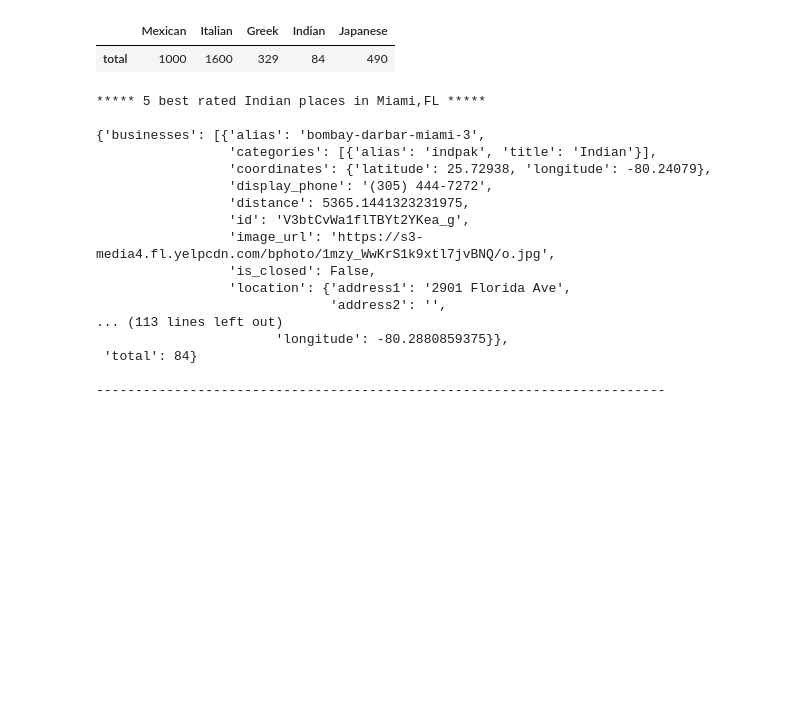
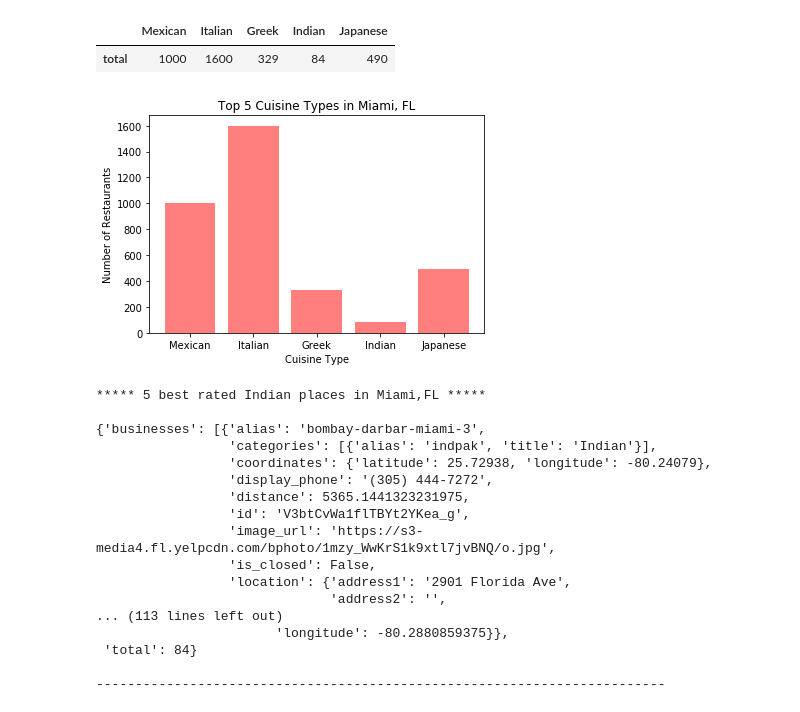
Before and after one commit to carolynew/Project-1-for-BootCamp, a Jupyter notebook: devins_folder/Take2.ipynb, the cells around one changed output. Saved outputs shown, nothing was run; the diff lists cells and outputs as text; code cells hidden in the pictures; blank space fills up the shorter version.

Commit message:
added Data Exploration file to edit

```diff
--- a/devins_folder/Take2.ipynb
+++ b/devins_folder/Take2.ipynb
@@ -125,6 +125,19 @@ miami_data
 # %% [output]
 |  | Mexican | Italian | Greek | Indian | Japanese |
 | total | 1000 | 1600 | 329 | 84 | 490 |
+# %%
+height = miami_data.values.flatten()
+x_range = range(len(miami_dict))
+plt.bar(x_range, height, color='r', alpha=0.5, align='center')
+
+plt.title("Top 5 Cuisine Types in Miami, FL")
+plt.xlabel("Cuisine Type")
+plt.ylabel("Number of Restaurants")
+plt.xticks(x_range, miami_dict.keys())
+plt.savefig('Miami Top 5')
+plt.show()
+# %% [output]
+[figure, added]
 # %%
 print('***** 5 best rated Indian places in Miami,FL *****\n')
 response = yelp_api.search_query(term='indian', location='miami, fl', limit=5, sort_by='review_count')
```
Also changed, not shown: parts of 10 cells of this notebook, 3 other files.
